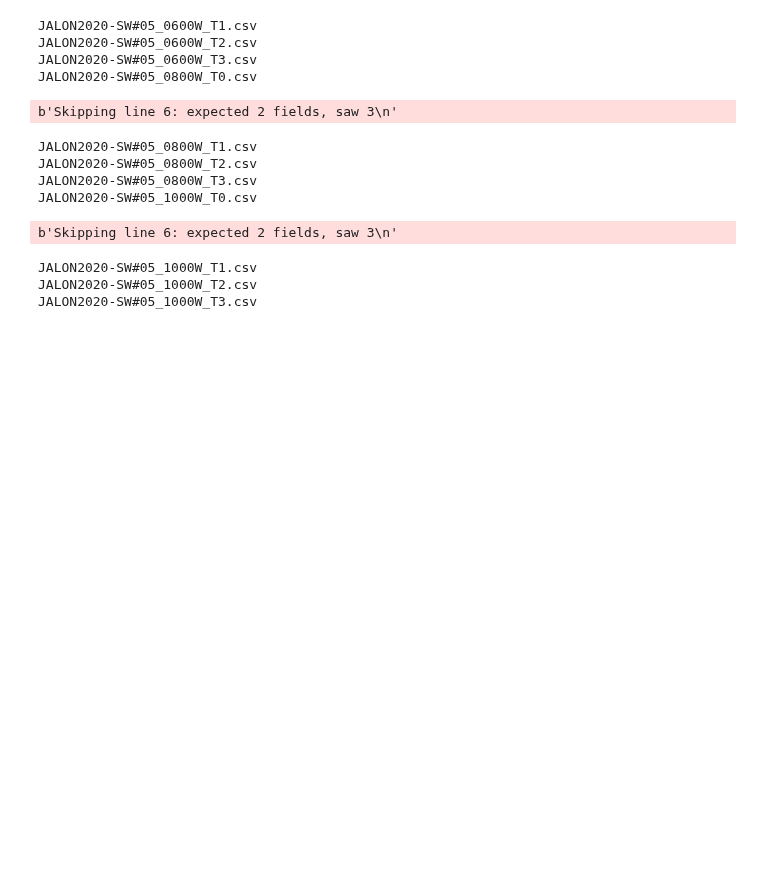
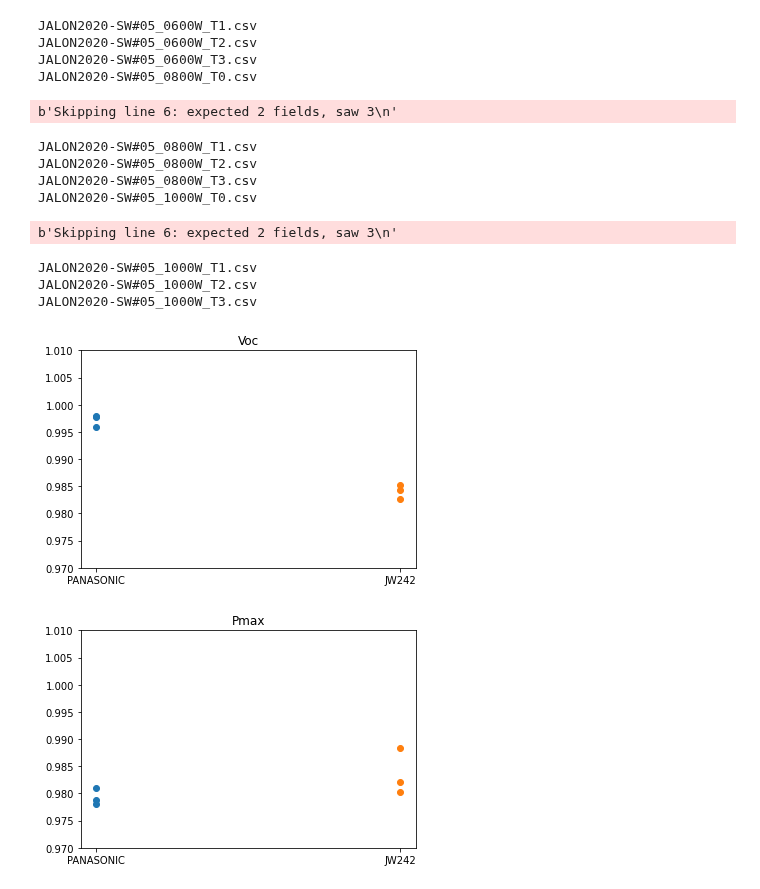
Before and after one commit to Bertin-fap/PVcharacterization, a Jupyter notebook: Module_aging-28082022OK .ipynb, the cells around one changed output. Drawn from its saved outputs; the diff is of its cells as text; code cells hidden in the pictures; blank space fills up the shorter version.

Commit message:
add a cell to module_aging to plot param ratii measurement to spec

```diff
--- a/Module_aging-28082022OK .ipynb
+++ b/Module_aging-28082022OK .ipynb
@@ -1215,3 +1208,34 @@ b'Skipping line 6: expected 2 fields, saw 3\n'
 JALON2020-SW#05_1000W_T1.csv
 JALON2020-SW#05_1000W_T2.csv
 JALON2020-SW#05_1000W_T3.csv
+# %%
+import matplotlib.pyplot as plt
+#  Getting meta values from the database for ALL modules
+list_mod_selected = pv.select_module(working_dir,mode='all')
+list_irradiance = pv.select_irradiance(working_dir,list_mod_selected)
+df_meta = pv.build_metadata_df_from_db(working_dir,list_mod_selected,list_irradiance)
+
+# Setting the module types of interest
+modules = ['PANASONIC','JW242']
+# Getting the modules parameters of interest
+params =['Voc','Pmax',] #'Isc_corr','Fill Factor_corr','Vpm']
+
+# Setting the specified parameters of the modules
+dic_etiquette = {}
+dic_etiquette['PANASONIC'] ={'Pmax':320,'Voc':70.5} # to be completed with 'Isc_corr','Vpm'
+dic_etiquette['JW242'] ={'Pmax':385,'Voc':49.8}
+# to be completed with other modules
+
+# Plotting the ratio measured/spec for each parameter and each module ON SEPARATED GRAPHS
+for param in params:
+    plt.figure()
+    for module in modules:
+        dg = df_meta[df_meta['module_type'].str.contains(module)]
+        ratio_to_plot_list = np.array(dg[param])/dic_etiquette[module][param]
+        ratio_position_list = [module]*3 # same position for the 3 ratii
+        plt.plot(ratio_position_list,ratio_to_plot_list,'o')
+    plt.ylim(0.97,1.01)
+    plt.title(param)
+# %% [output]
+[figure, added]
+[figure, added]
```
Also changed, not shown: parts of 1 cell of this notebook.
